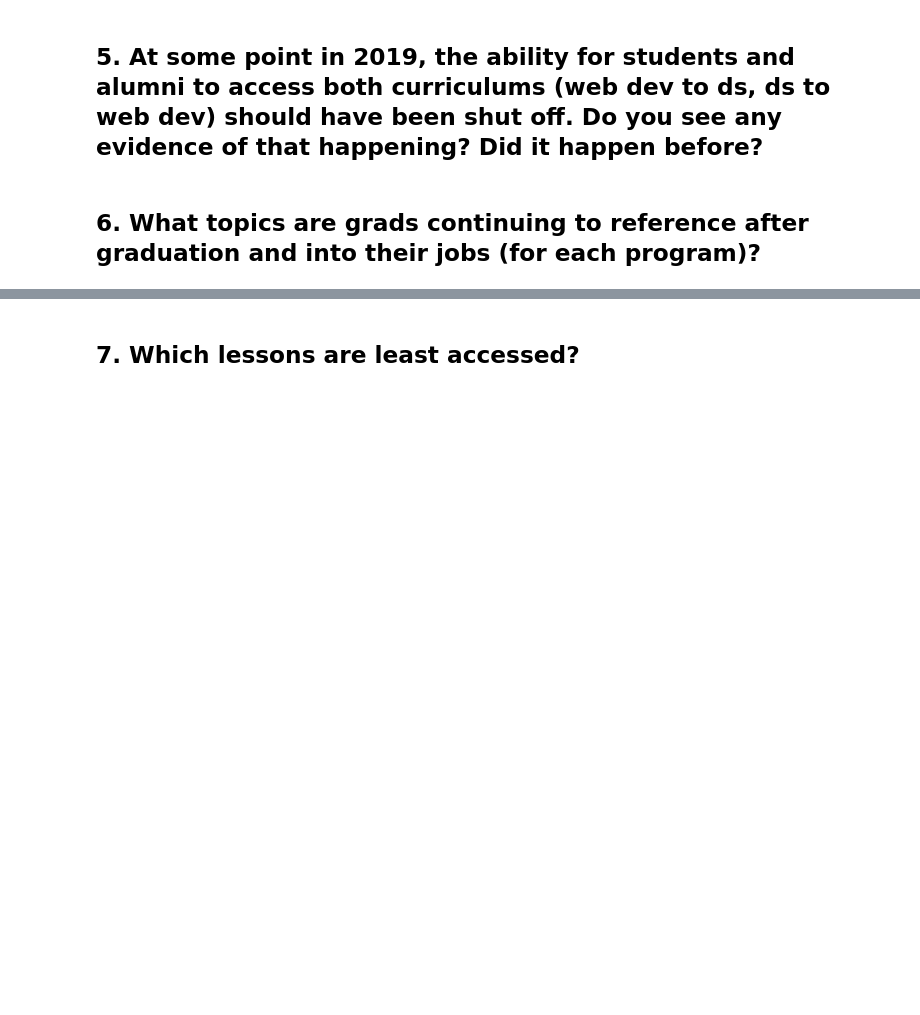
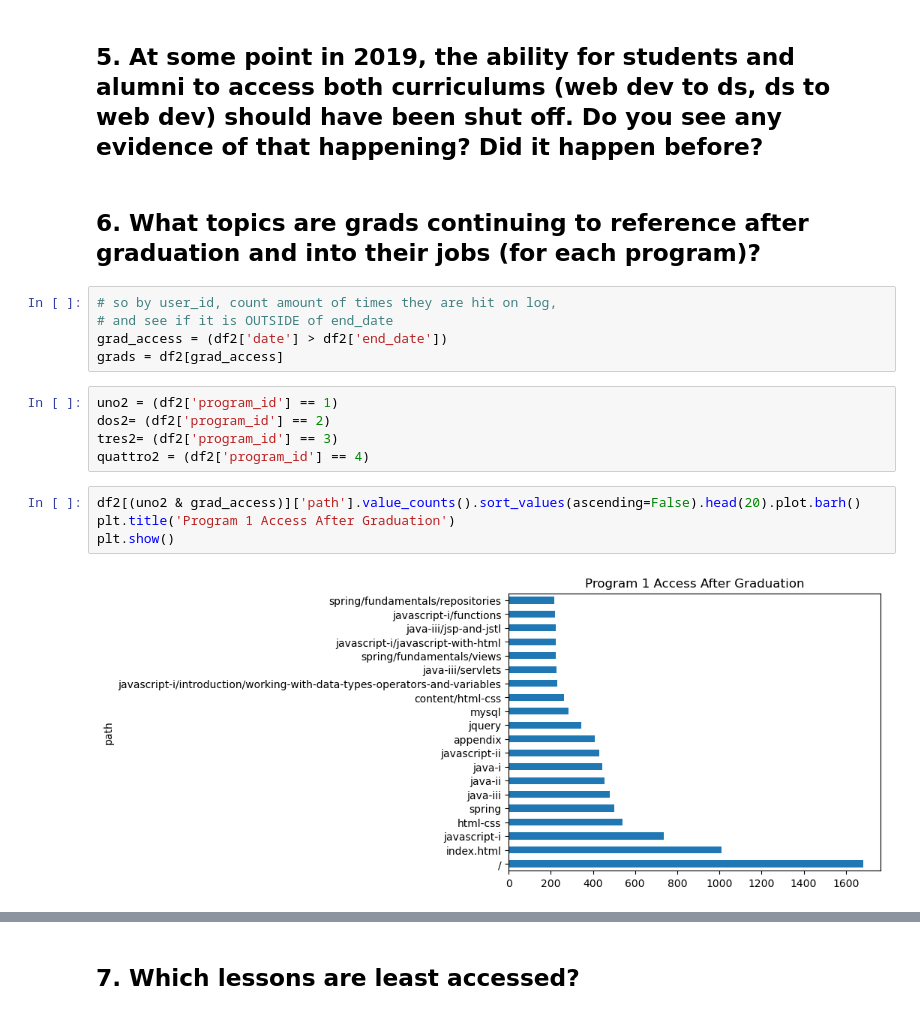
Before and after one commit to Joshua-Click/anomaly-detection-exercises, a Jupyter notebook: project_anomaly_detection.ipynb, the cells around one changed output, grey strips where cells are left out. Drawn from its saved outputs; the diff is of its cells as text; blank space fills up the shorter version.

```diff
--- a/project_anomaly_detection.ipynb
+++ b/project_anomaly_detection.ipynb
@@ -414,3 +438,19 @@ sus[['observed', 'prcnt_b', 'user_id']].head()
 ## 5. At some point in 2019, the ability for students and alumni to access both curriculums (web dev to ds, ds to web dev) should have been shut off. Do you see any evidence of that happening? Did it happen before?
 # %% [markdown]
 ## 6. What topics are grads continuing to reference after graduation and into their jobs (for each program)?
+# %%
+# so by user_id, count amount of times they are hit on log,
+# and see if it is OUTSIDE of end_date
+grad_access = (df2['date'] > df2['end_date'])
+grads = df2[grad_access]
+# %%
+uno2 = (df2['program_id'] == 1)
+dos2= (df2['program_id'] == 2)
+tres2= (df2['program_id'] == 3)
+quattro2 = (df2['program_id'] == 4)
+# %%
+df2[(uno2 & grad_access)]['path'].value_counts().sort_values(ascending=False).head(20).plot.barh()
+plt.title('Program 1 Access After Graduation')
+plt.show()
+# %% [output]
+[figure, added]
```
Also changed, not shown: parts of 9 cells of this notebook.
